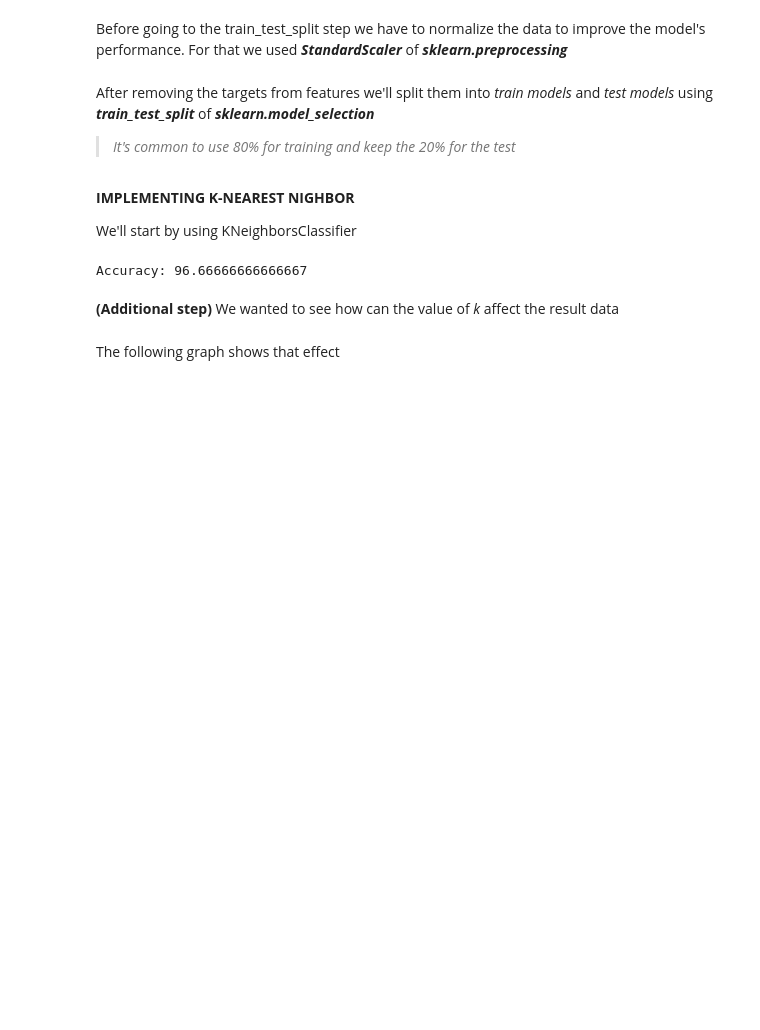
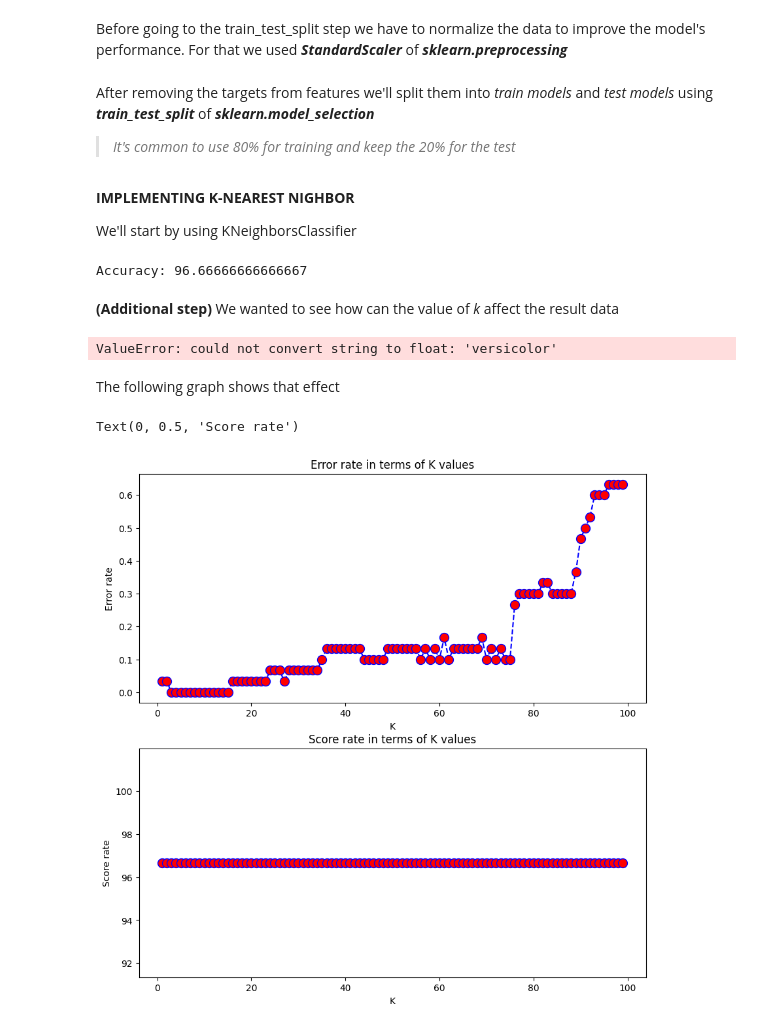
Before and after one commit to Feriel080/fdmia, a Jupyter notebook: knn_algorithm.ipynb, the cells around one changed output. Saved outputs shown, nothing was run; the diff lists cells and outputs as text; code cells hidden in the pictures; blank space fills up the shorter version.

Commit message:
adding graph

```diff
--- a/knn_algorithm.ipynb
+++ b/knn_algorithm.ipynb
@@ -85,7 +85,7 @@ Accuracy: 96.66666666666667
 import numpy as np
 
 error_rate = []
-score_rate = []
+accurarcy_rate = []
 k_range = range(1,100)
 
 for i in k_range:
@@ -93,15 +93,29 @@ for i in k_range:
     KNN.fit(X_train,y_train)
     pred_i = KNN.predict(X_test)
     error_rate.append(np.mean(pred_i != y_test))
-    score_rate.append(model.score(X_test,y_test)*100)
+    accurarcy_rate.append(KNN.score(pred_i,y_test)*100)
+# %% [output]
+ValueError: could not convert string to float: 'versicolor'
 # %% [markdown]
 The following graph shows that effect
 # %%
 import matplotlib.pyplot as plt
 
+plt.figure(figsize=(10,10))
 
-plt.figure(figsize=(10,6))
+# The error rate plot
+plt.subplot(2,1,1)
 plt.plot(k_range,error_rate,color='blue', linestyle='dashed', marker='o', markerfacecolor='red', markersize=10)
-plt.title("Taux d'erreur en fonction de la valeur de K")
+plt.title("Error rate in terms of K values")
 plt.xlabel('K')
-plt.ylabel("Taux d'erreur")
+plt.ylabel("Error rate")
+
+# The score rate plot
+plt.subplot(2,1,2)
+plt.plot(k_range,accurarcy_rate,color='blue', linestyle='dashed', marker='o', markerfacecolor='red', markersize=10)
+plt.title("Score rate in terms of K values")
+plt.xlabel('K')
+plt.ylabel("Score rate")
+# %% [output]
+Text(0, 0.5, 'Score rate')
+[figure, added]
```
